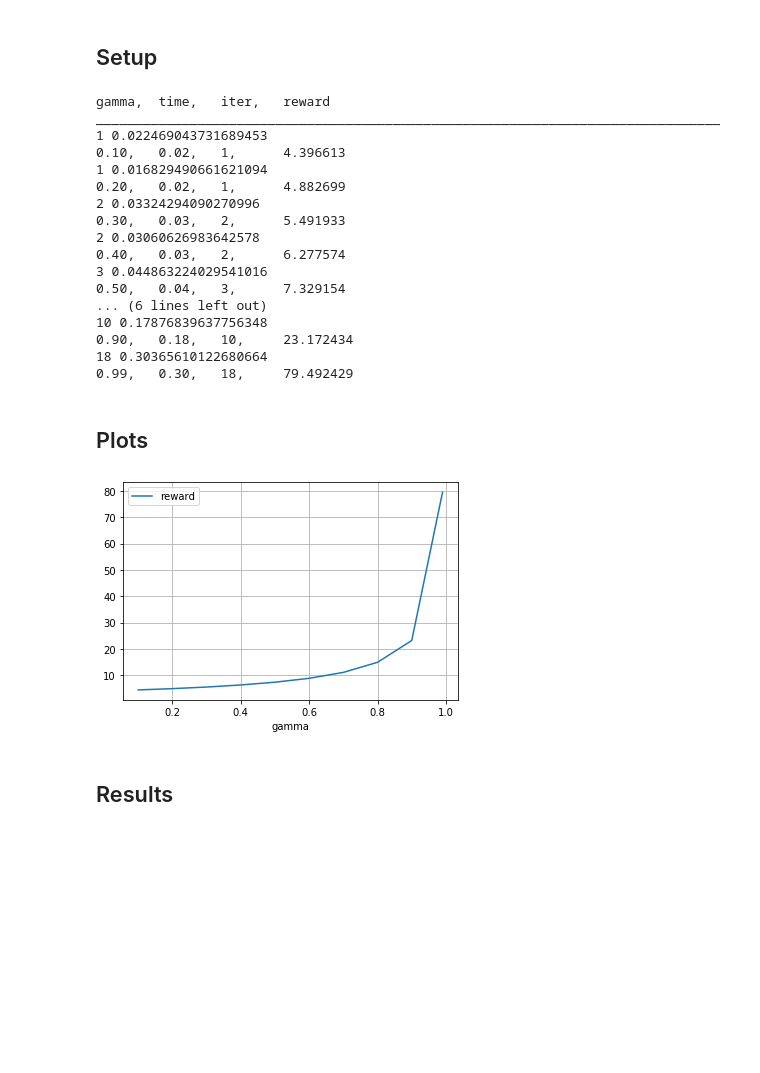
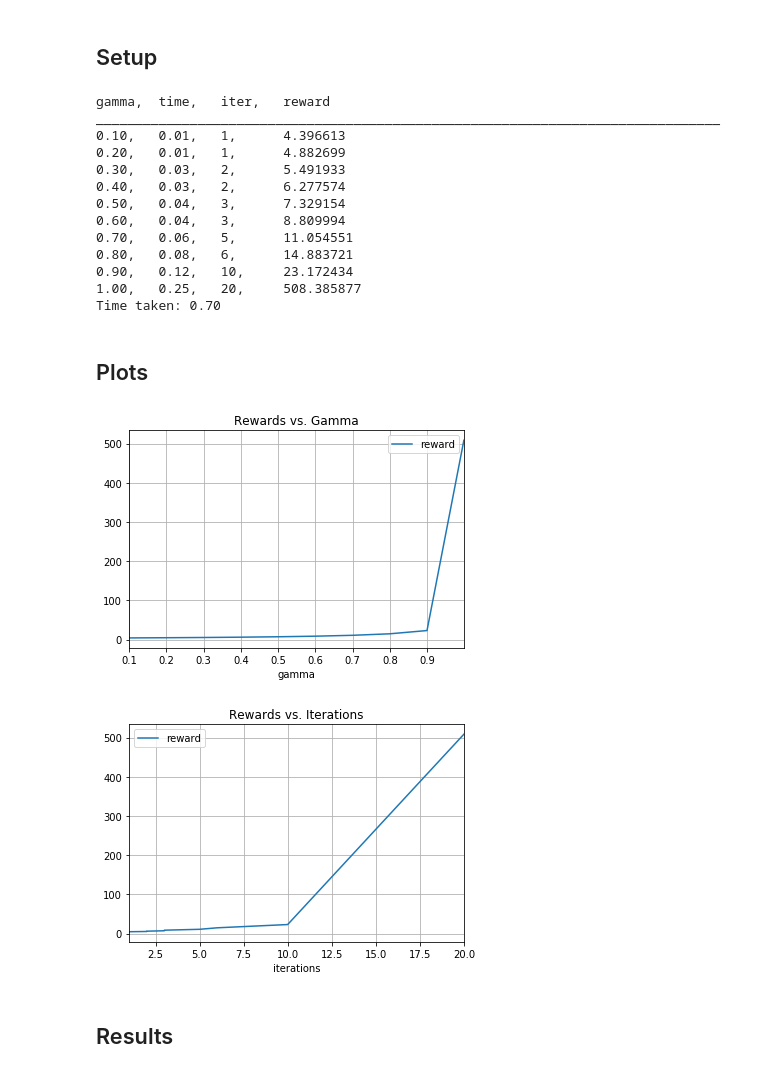
Before and after one commit to reedipher/CS-7641-reinforcement_learning, a Jupyter notebook: code/forest.ipynb, the cells around one changed output. Cells and saved outputs as stored; diff of their text form; code cells hidden in the pictures; blank space fills up the shorter version.

```diff
--- a/code/forest.ipynb
+++ b/code/forest.ipynb
@@ -168,7 +163,7 @@ def valueIteration(t, r, gammas, epsilons, showResults=False, max_iterations=100
 # %% [markdown]
 ## Setup
 # %%
-gammas   = [0.1, 0.3, 0.6, 0.9, 0.99999999999]
+gammas   = [0.1, 0.3, 0.6, 0.9, 0.9999999]
 epsilons = [1e-2, 1e-3, 1e-8, 1e-12]
 vi_data  = valueIteration(T, R, gammas, epsilons, showResults=False)
 
@@ -223,6 +230,8 @@ vi_data.to_csv('forest/VI_results.csv')
 ## Function
 # %%
 def policyIteration(t, r, gammas, showResults=False, max_iterations=100000):
+    t0 = time.time()
+
     # create data structure to save off
     columns = ['gamma', 'epsilon', 'time', 'iterations', 'reward', 'average_steps', 'steps_stddev', 'success_pct', 'policy', 'mean_rewards', 'max_rewards', 'error']
     data = pd.DataFrame(0.0, index=np.arange(len(gammas)), columns=columns)
@@ -235,11 +244,9 @@ def policyIteration(t, r, gammas, showResults=False, max_iterations=100000):
         test = PolicyIteration(t, r, gamma=g, max_iter=max_iterations, eval_type="matrix") # eval_type="iterative"
 
         runs  = test.run()
-        time  = test.time
+        Time  = test.time
         iters = test.iter
         maxr  = runs[-1]['Max V']
-
-        print(iters, time)
 
         max_rewards, mean_rewards, errors = [], [], []
         for run in runs:
@@ -247,11 +254,8 @@ def policyIteration(t, r, gammas, showResults=False, max_iterations=100000):
             mean_rewards.append(run['Mean V'])
             errors.append(run['Error'])
 
-        #policy = np.array(test.policy)
-        #policy = policy.reshape(4,4)
-
         data['gamma'][testnum]        = g
-        data['time'][testnum]         = time
+        data['time'][testnum]         = Time
         data['iterations'][testnum]   = iters
         data['reward'][testnum]       = maxr
         data['mean_rewards'][testnum] = {tuple(mean_rewards)}
@@ -259,7 +263,7 @@ def policyIteration(t, r, gammas, showResults=False, max_iterations=100000):
         data['error'][testnum]        = {tuple(errors)}
         data['policy'][testnum]       = {test.policy}
 
-        print('%.2f,\t%.2f,\t%d,\t%f' % (g, time, iters, maxr))
+        print('%.2f,\t%.2f,\t%d,\t%f' % (g, Time, iters, maxr))
 
         if showResults:
             plot_forest(policy, title)
@@ -267,17 +271,11 @@ def policyIteration(t, r, gammas, showResults=False, max_iterations=100000):
 
         testnum = testnum + 1
 
+    endTime = time.time() - t0
+    print('Time taken: %.2f' % endTime)
+
     # see differences in policy
     policies = data['policy']
-
-    ''' TODO - how to evaluate performance?
-    for i,p in enumerate(policies):
-        pol = list(p)[0]
-        steps, steps_stddev, failures = get_score(env, pol, showResults)
-        data['average_steps'][i] = steps
-        data['steps_stddev'][i]  = steps_stddev
-        data['success_pct'][i]   = 100-failures
-    '''
 
     # replace all nan's
     data.fillna(0, inplace=True)
@@ -287,35 +285,35 @@ def policyIteration(t, r, gammas, showResults=False, max_iterations=100000):
 # %% [markdown]
 ## Setup
 # %%
-gammas   = [0.1, 0.2, 0.3, 0.4, 0.5, 0.6, 0.7, 0.8, 0.9, 0.99]
+gammas   = [0.1, 0.2, 0.3, 0.4, 0.5, 0.6, 0.7, 0.8, 0.9, 0.999]
 pi_data  = policyIteration(T, R, gammas, showResults=False)
 
 #pi_data.head()
 # %% [output]
 gamma,  time,   iter,   reward
 ________________________________________________________________________________
-1 0.022469043731689453
-0.10,   0.02,   1,      4.396613
-1 0.016829490661621094
-0.20,   0.02,   1,      4.882699
-2 0.03324294090270996
+0.10,   0.01,   1,      4.396613
+0.20,   0.01,   1,      4.882699
 0.30,   0.03,   2,      5.491933
-2 0.03060626983642578
 0.40,   0.03,   2,      6.277574
-3 0.044863224029541016
 0.50,   0.04,   3,      7.329154
-... (6 lines left out)
-10 0.17876839637756348
-0.90,   0.18,   10,     23.172434
-18 0.30365610122680664
-0.99,   0.30,   18,     79.492429
+0.60,   0.04,   3,      8.809994
+0.70,   0.06,   5,      11.054551
+0.80,   0.08,   6,      14.883721
+0.90,   0.12,   10,     23.172434
+1.00,   0.25,   20,     508.385877
+Time taken: 0.70
 # %% [markdown]
 ## Plots
 # %%
-pi_data.plot(x='gamma', y='reward')
+pi_data.plot(x='gamma', y='reward', title='Rewards vs. Gamma')
 plt.grid()
+
+pi_data.plot(x='iterations', y='reward', title='Rewards vs. Iterations')
+plt.grid()
 # %% [output]
-[figure, old version]
+[figure, new version]
+[figure, added]
 # %% [markdown]
 ## Results
 # %%
```
Also changed, not shown: parts of 8 cells of this notebook, 24 other files.
